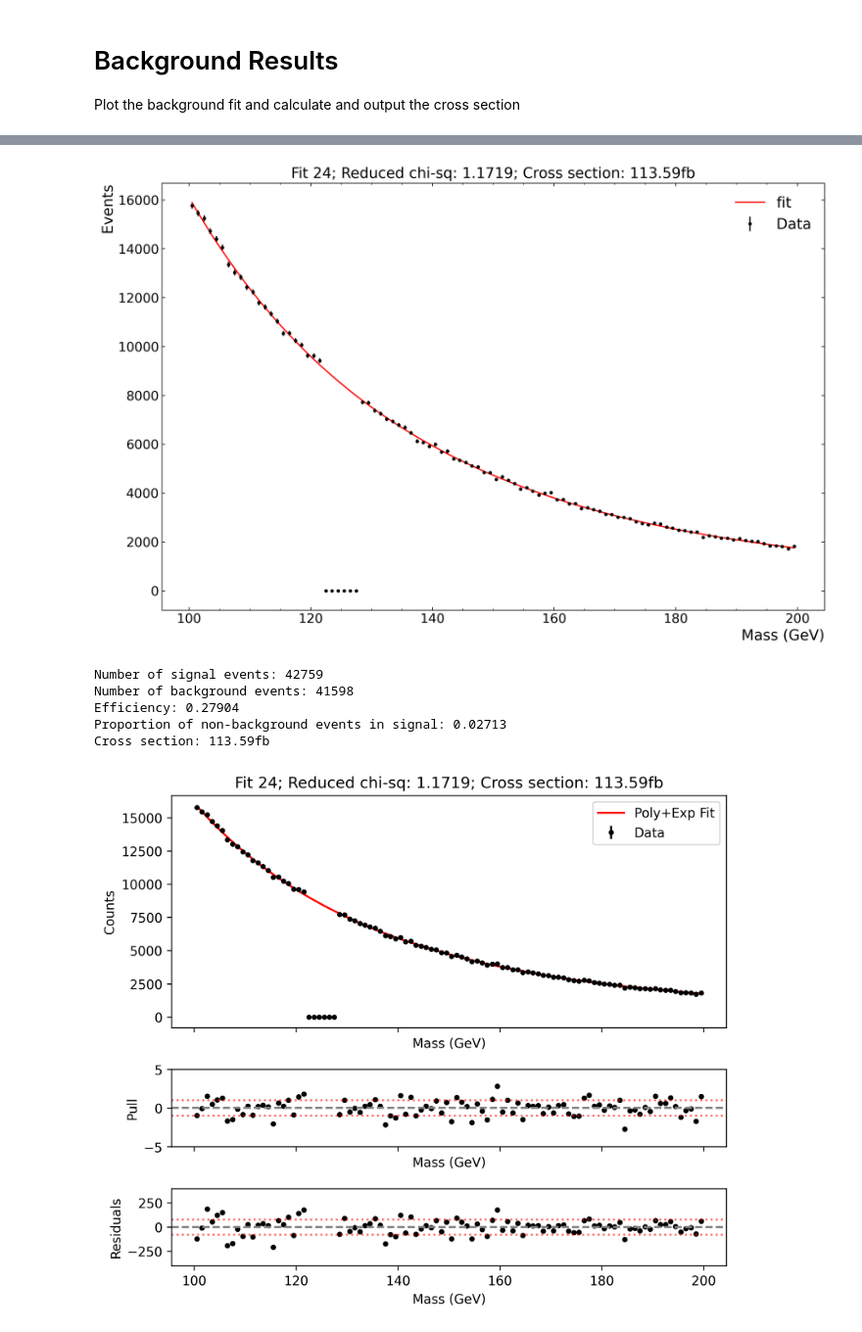
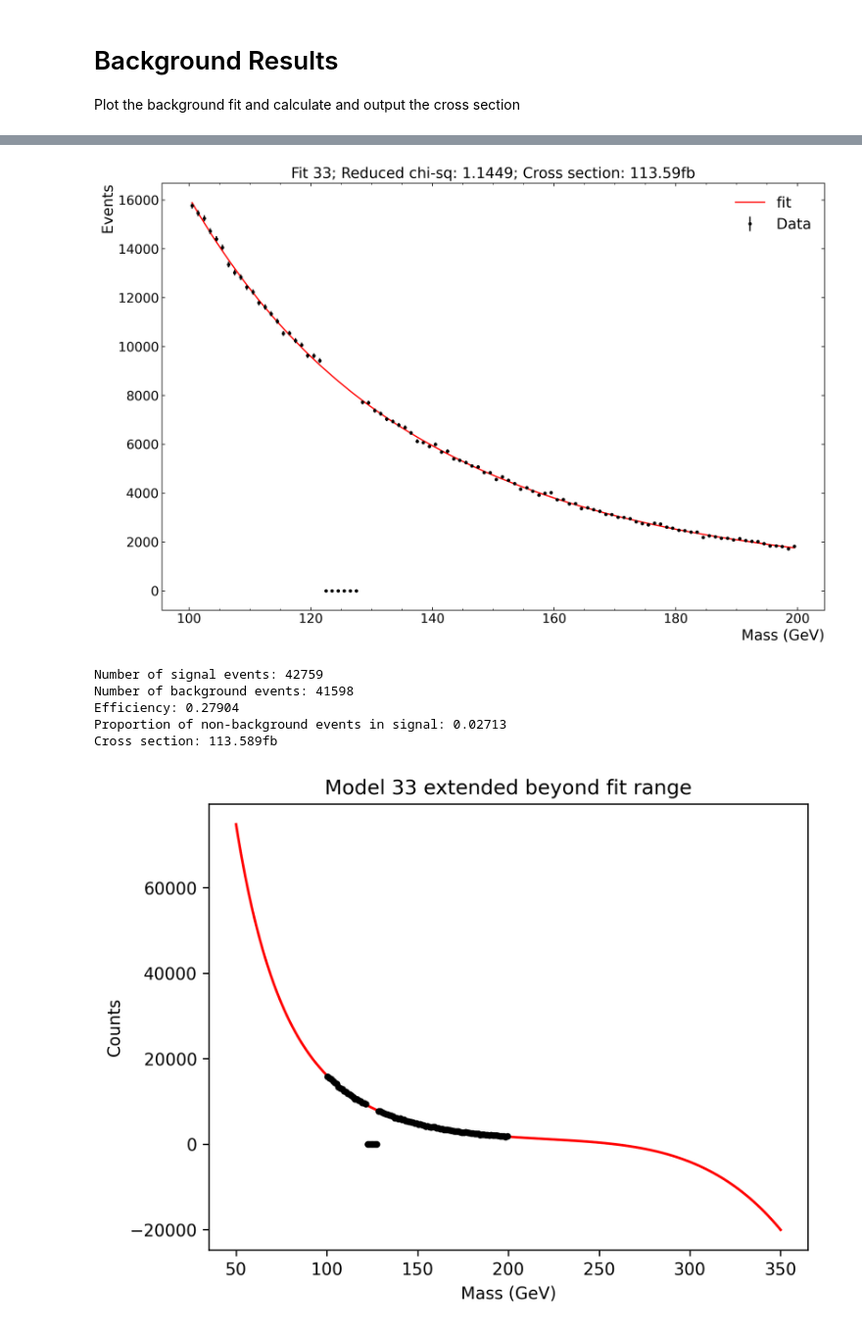
Before and after one commit to Hello-World123456789/Higgs-Experiment, a Jupyter notebook: merge_notebook.ipynb, the cells around one changed output, grey strips where cells are left out. Shown at 98% size. Drawn from its saved outputs; the diff is of its cells as text; code cells hidden in the pictures.

Commit message:
Added arbitrary background model object

```diff
--- a/merge_notebook.ipynb
+++ b/merge_notebook.ipynb
@@ -744,6 +944,9 @@ poly_exp_background_events = (1/bin_size) * (
     pe_decay * pe_amplitude * (np.exp(-lower/pe_decay) - np.exp(-upper/pe_decay)) + (
         pe_c0*(upper-lower)+(pe_c1/2)*(upper**2-lower**2)+(pe_c2/3)*(upper**3-lower**3)+(pe_c3/4)*(upper**4-lower**4)+(pe_c4/5)*(upper**5-lower**5)))
 
+polyfive_background_events = (1/bin_size) * (
+    five_c0*(upper-lower)+(five_c1/2)*(upper**2-lower**2)+(five_c2/3)*(upper**3-lower**3)+(five_c3/4)*(upper**4-lower**4)+(five_c4/5)*(upper**5-lower**5)+(five_c5/6)*(upper**6-lower**6))
+
 """gauss_exp_background_events = (1/bin_size) * (
     ge_decay * ge_exp_amplitude * (np.exp(-lower/ge_decay) - np.exp(-upper/ge_decay)) + (
         #(1/2) * ge_gauss_amplitude * math.erf((upper-ge_center)/(np.sqrt(2)*ge_sigma)) - math.erf((lower-ge_center)/(np.sqrt(2)*ge_sigma)) ) )
@@ -762,6 +965,14 @@ if ple_exponent != -1:
 else:
     ple_background_events = (1/bin_size) * ( ple_pl_amplitude * np.log(upper/lower) + ple_decay * ple_amplitude * (np.exp(-lower/ple_decay) - np.exp(-upper/ple_decay)) )
 
+if plp_exponent != -1:
+    plp_background_events = (1/bin_size) * (
+        plp_pl_amplitude * (1/(plp_exponent+1)) * (upper**(plp_exponent+1) - lower**(plp_exponent+1)) +
+    plp_c0*(upper-lower)+(plp_c1/2)*(upper**2-lower**2)+(plp_c2/3)*(upper**3-lower**3)+(plp_c3/4)*(upper**4-lower**4)+(plp_c4/5)*(upper**5-lower**5))
+else:
+    plp_background_events = (1/bin_size) * ( plp_pl_amplitude * np.log(upper/lower) +
+                                           plp_c0*(upper-lower)+(plp_c1/2)*(upper**2-lower**2)+(plp_c2/3)*(upper**3-lower**3)+(plp_c3/4)*(upper**4-lower**4)+(plp_c4/5)*(upper**5-lower**5))
+
 if plep_exponent != -1:
     plep_background_events = (1/bin_size) * (
         plep_pl_amplitude * (1/(plep_exponent+1)) * (upper**(plep_exponent+1) - lower**(plep_exponent+1)) + plep_decay * plep_exp_amplitude * (np.exp(-lower/plep_decay) - np.exp(-upper/plep_decay)) +
@@ -770,16 +981,26 @@ else:
     plep_background_events = (1/bin_size) * ( plep_pl_amplitude * np.log(upper/lower) + plep_decay * plep_exp_amplitude * (np.exp(-lower/plep_decay) - np.exp(-upper/plep_decay)) +
                                            plep_c0*(upper-lower)+(plep_c1/2)*(upper**2-lower**2)+(plep_c2/3)*(upper**3-lower**3)+(plep_c3/4)*(upper**4-lower**4)+(plep_c4/5)*(upper**5-lower**5))
 
-num_background_events = plep_background_events
-fit_used = plep_fit
-out_used = plep_out
+if plep3_exponent != -1:
+    plep3_background_events = (1/bin_size) * (
+        plep3_pl_amplitude * (1/(plep3_exponent+1)) * (upper**(plep3_exponent+1) - lower**(plep3_exponent+1)) + plep3_decay * plep3_exp_amplitude * (np.exp(-lower/plep3_decay) - np.exp(-upper/plep3_decay)) +
+    plep3_c0*(upper-lower)+(plep3_c1/2)*(upper**2-lower**2)+(plep3_c2/3)*(upper**3-lower**3)+(plep3_c3/4)*(upper**4-lower**4))
+else:
+    plep3_background_events = (1/bin_size) * ( plep3_pl_amplitude * np.log(upper/lower) + plep3_decay * plep3_exp_amplitude * (np.exp(-lower/plep3_decay) - np.exp(-upper/plep3_decay)) +
+                                           plep3_c0*(upper-lower)+(plep3_c1/2)*(upper**2-lower**2)+(plep3_c2/3)*(upper**3-lower**3)+(plep3_c3/4)*(upper**4-lower**4))
+
+num_background_events = model33.background_events(bin_size,upper,lower)
+model_used = model33.model
+fit_used = model33.out.best_fit
+out_used = model33.out
+print(plp_parameters,model33.parameters)
 
 cross_section = (num_signal_events-num_background_events)/(efficiency*luminosity)
 
 # Variable to plot on the x-axis
 plot_variable = 'mass'
 
-fit_number = 24
+fit_number = 33
 
 fit_plot_name = "Fit_" + str(fit_number)
 
@@ -815,6 +1036,10 @@ y_err = data_x_err
 x = bin_centres
 y_fit = out_used.best_fit
 
+extended_x = np.linspace(50,350,300)
+
+extended_model = model_used.eval(out_used.params, x=extended_x)
+
 # --- Mask out bad bins (zero uncertainty) ---
 mask = y_err > 0
 
@@ -829,6 +1054,16 @@ residuals = y_data_masked - y_fit_masked
 
 # --- Pulls (only valid bins) ---
 pulls = (y_data_masked - y_fit_masked) / y_err_masked
+
+
+plt.plot(extended_x,extended_model, color='red', label='Fit')
+plt.errorbar(x, y_data, yerr=y_err, fmt='.', color='black', label='Data')
+plt.title("Model " + str(fit_number) + " extended beyond fit range")
+plt.xlabel("Mass (GeV)")
+plt.ylabel("Counts")
+plt.savefig(fit_plot_name + "_extended")
+plt.show()
+
 
 # === Plot ===
 fig, (ax1, ax2, ax3) = plt.subplots(
@@ -879,8 +1115,8 @@ Reduced chi-square: 1.1719
 Elapsed time = 0.0s
 [figure]
 Number of signal events: 42759
 Number of background events: 41598
 Efficiency: 0.27904
 Proportion of non-background events in signal: 0.02713
-Cross section: 113.59fb
+Cross section: 113.589fb
-[figure, old version]
+[figure, new version]
```
Also changed, not shown: parts of 6 cells of this notebook.
